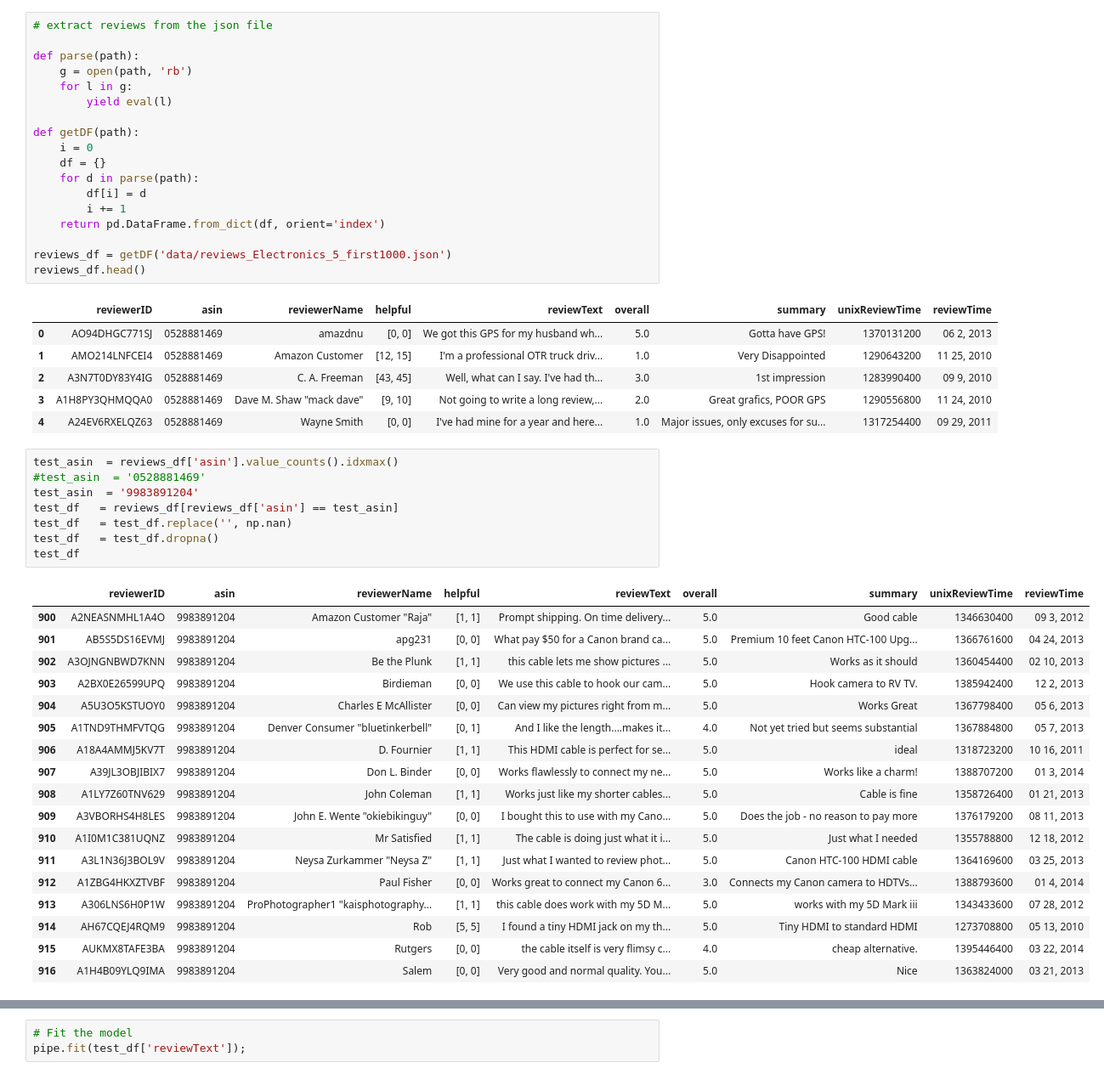
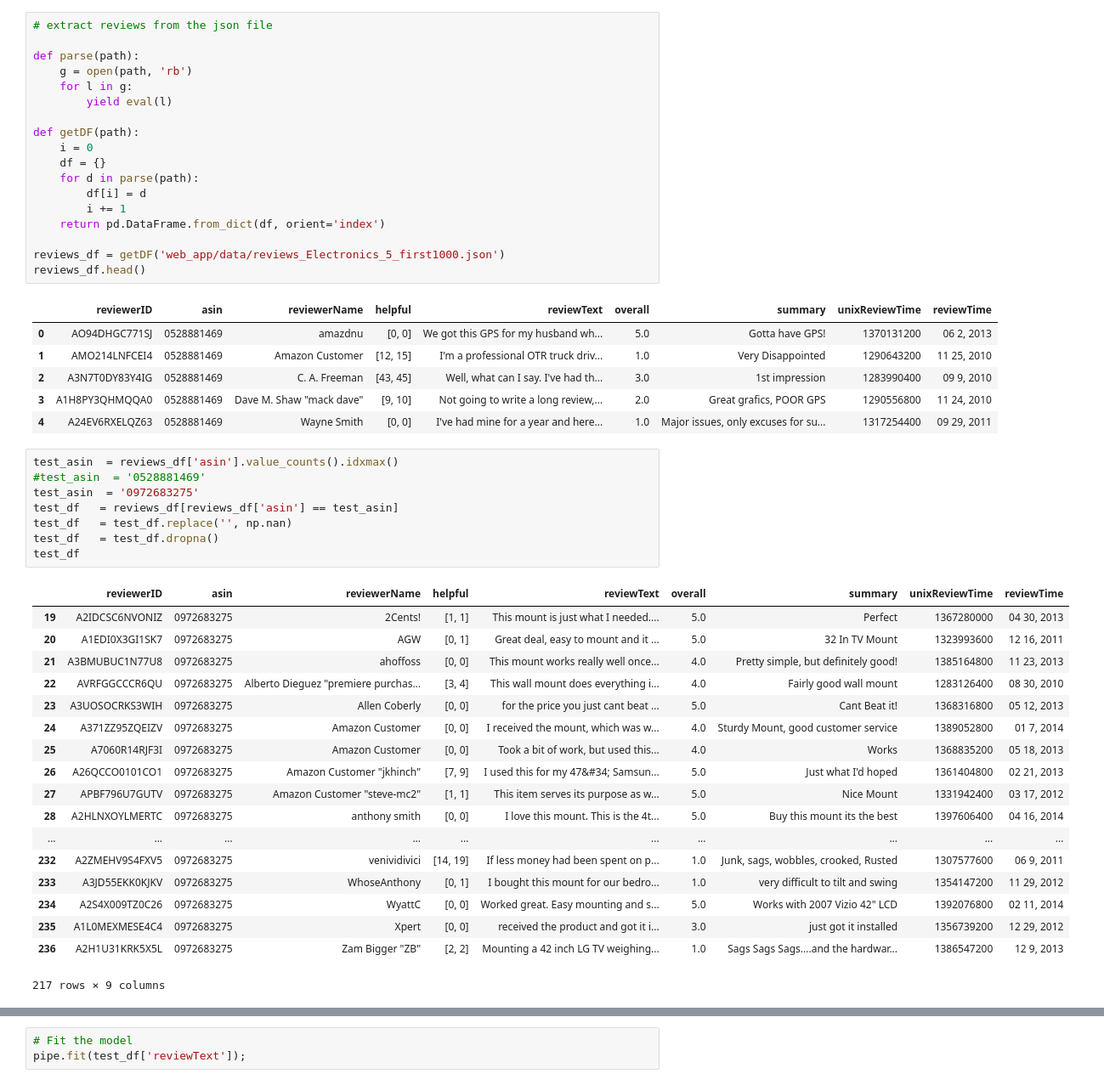
Before and after one commit to divya-chou/gefilter-fish, a Jupyter notebook: gefilter-fish-nmf.ipynb, the cells around one changed output, grey strips where cells are left out. Shown at 85% size. Saved outputs shown, nothing was run; the diff lists cells and outputs as text.

```diff
--- a/gefilter-fish-nmf.ipynb
+++ b/gefilter-fish-nmf.ipynb
@@ -109,7 +115,7 @@ def getDF(path):
         i += 1
     return pd.DataFrame.from_dict(df, orient='index')
 
-reviews_df = getDF('data/reviews_Electronics_5_first1000.json')
+reviews_df = getDF('web_app/data/reviews_Electronics_5_first1000.json')
 reviews_df.head()
 # %% [output]
 |  | reviewerID | asin | reviewerName | helpful | reviewText | overall | summary | unixReviewTime | reviewTime |
@@ -121,27 +127,27 @@ reviews_df.head()
 # %%
 test_asin  = reviews_df['asin'].value_counts().idxmax()
 #test_asin  = '0528881469'
-test_asin  = '9983891204'
+test_asin  = '0972683275'
 test_df   = reviews_df[reviews_df['asin'] == test_asin]
 test_df   = test_df.replace('', np.nan)
 test_df   = test_df.dropna()
 test_df
 # %% [output]
 |  | reviewerID | asin | reviewerName | helpful | reviewText | overall | summary | unixReviewTime | reviewTime |
-| 900 | A2NEASNMHL1A4O | 9983891204 | Amazon Customer "Raja" | [1, 1] | Prompt shipping. On time delivery... | 5.0 | Good cable | 1346630400 | 09 3, 2012 |
-| 901 | AB5S5DS16EVMJ | 9983891204 | apg231 | [0, 0] | What pay $50 for a Canon brand ca... | 5.0 | Premium 10 feet Canon HTC-100 Upg... | 1366761600 | 04 24, 2013 |
-| 902 | A3OJNGNBWD7KNN | 9983891204 | Be the Plunk | [1, 1] | this cable lets me show pictures ... | 5.0 | Works as it should | 1360454400 | 02 10, 2013 |
-| 903 | A2BX0E26599UPQ | 9983891204 | Birdieman | [0, 0] | We use this cable to hook our cam... | 5.0 | Hook camera to RV TV. | 1385942400 | 12 2, 2013 |
-| 904 | A5U3O5KSTUOY0 | 9983891204 | Charles E McAllister | [0, 0] | Can view my pictures right from m... | 5.0 | Works Great | 1367798400 | 05 6, 2013 |
-| 905 | A1TND9THMFVTQG | 9983891204 | Denver Consumer "bluetinkerbell" | [0, 1] | And I like the length....makes it... | 4.0 | Not yet tried but seems substantial | 1367884800 | 05 7, 2013 |
-| 906 | A18A4AMMJ5KV7T | 9983891204 | D. Fournier | [1, 1] | This HDMI cable is perfect for se... | 5.0 | ideal | 1318723200 | 10 16, 2011 |
-| 907 | A39JL3OBJIBIX7 | 9983891204 | Don L. Binder | [0, 0] | Works flawlessly to connect my ne... | 5.0 | Works like a charm! | 1388707200 | 01 3, 2014 |
-| 908 | A1LY7Z60TNV629 | 9983891204 | John Coleman | [1, 1] | Works just like my shorter cables... | 5.0 | Cable is fine | 1358726400 | 01 21, 2013 |
-| 909 | A3VBORHS4H8LES | 9983891204 | John E. Wente "okiebikinguy" | [0, 0] | I bought this to use with my Cano... | 5.0 | Does the job - no reason to pay more | 1376179200 | 08 11, 2013 |
-| 910 | A1I0M1C381UQNZ | 9983891204 | Mr Satisfied | [1, 1] | The cable is doing just what it i... | 5.0 | Just what I needed | 1355788800 | 12 18, 2012 |
-| 911 | A3L1N36J3BOL9V | 9983891204 | Neysa Zurkammer "Neysa Z" | [1, 1] | Just what I wanted to review phot... | 5.0 | Canon HTC-100 HDMI cable | 1364169600 | 03 25, 2013 |
-| 912 | A1ZBG4HKXZTVBF | 9983891204 | Paul Fisher | [0, 0] | Works great to connect my Canon 6... | 3.0 | Connects my Canon camera to HDTVs... | 1388793600 | 01 4, 2014 |
-| 913 | A306LNS6H0P1W | 9983891204 | ProPhotographer1 "kaisphotography... | [1, 1] | this cable does work with my 5D M... | 5.0 | works with my 5D Mark iii | 1343433600 | 07 28, 2012 |
-| 914 | AH67CQEJ4RQM9 | 9983891204 | Rob | [5, 5] | I found a tiny HDMI jack on my th... | 5.0 | Tiny HDMI to standard HDMI | 1273708800 | 05 13, 2010 |
-| 915 | AUKMX8TAFE3BA | 9983891204 | Rutgers | [0, 0] | the cable itself is very flimsy c... | 4.0 | cheap alternative. | 1395446400 | 03 22, 2014 |
-| 916 | A1H4B09YLQ9IMA | 9983891204 | Salem | [0, 0] | Very good and normal quality. You... | 5.0 | Nice | 1363824000 | 03 21, 2013 |
+| 19 | A2IDCSC6NVONIZ | 0972683275 | 2Cents! | [1, 1] | This mount is just what I needed.... | 5.0 | Perfect | 1367280000 | 04 30, 2013 |
+| 20 | A1EDI0X3GI1SK7 | 0972683275 | AGW | [0, 1] | Great deal, easy to mount and it ... | 5.0 | 32 In TV Mount | 1323993600 | 12 16, 2011 |
+| 21 | A3BMUBUC1N77U8 | 0972683275 | ahoffoss | [0, 0] | This mount works really well once... | 4.0 | Pretty simple, but definitely good! | 1385164800 | 11 23, 2013 |
+| 22 | AVRFGGCCCR6QU | 0972683275 | Alberto Dieguez "premiere purchas... | [3, 4] | This wall mount does everything i... | 4.0 | Fairly good wall mount | 1283126400 | 08 30, 2010 |
+| 23 | A3UOSOCRKS3WIH | 0972683275 | Allen Coberly | [0, 0] | for the price you just cant beat ... | 5.0 | Cant Beat it! | 1368316800 | 05 12, 2013 |
+| 24 | A371ZZ95ZQEIZV | 0972683275 | Amazon Customer | [0, 0] | I received the mount, which was w... | 4.0 | Sturdy Mount, good customer service | 1389052800 | 01 7, 2014 |
+| 25 | A7060R14RJF3I | 0972683275 | Amazon Customer | [0, 0] | Took a bit of work, but used this... | 4.0 | Works | 1368835200 | 05 18, 2013 |
+| 26 | A26QCCO0101CO1 | 0972683275 | Amazon Customer "jkhinch" | [7, 9] | I used this for my 47&#34; Samsun... | 5.0 | Just what I'd hoped | 1361404800 | 02 21, 2013 |
+| 27 | APBF796U7GUTV | 0972683275 | Amazon Customer "steve-mc2" | [1, 1] | This item serves its purpose as w... | 5.0 | Nice Mount | 1331942400 | 03 17, 2012 |
+| 28 | A2HLNXOYLMERTC | 0972683275 | anthony smith | [0, 0] | I love this mount. This is the 4t... | 5.0 | Buy this mount its the best | 1397606400 | 04 16, 2014 |
+| ... | ... | ... | ... | ... | ... | ... | ... | ... | ... |
+| 232 | A2ZMEHV9S4FXV5 | 0972683275 | venividivici | [14, 19] | If less money had been spent on p... | 1.0 | Junk, sags, wobbles, crooked, Rusted | 1307577600 | 06 9, 2011 |
+| 233 | A3JD55EKK0KJKV | 0972683275 | WhoseAnthony | [0, 1] | I bought this mount for our bedro... | 1.0 | very difficult to tilt and swing | 1354147200 | 11 29, 2012 |
+| 234 | A2S4X009TZ0C26 | 0972683275 | WyattC | [0, 0] | Worked great. Easy mounting and s... | 5.0 | Works with 2007 Vizio 42" LCD | 1392076800 | 02 11, 2014 |
+| 235 | A1L0MEXMESE4C4 | 0972683275 | Xpert | [0, 0] | received the product and got it i... | 3.0 | just got it installed | 1356739200 | 12 29, 2012 |
+| 236 | A2H1U31KRK5X5L | 0972683275 | Zam Bigger "ZB" | [2, 2] | Mounting a 42 inch LG TV weighing... | 1.0 | Sags Sags Sags....and the hardwar... | 1386547200 | 12 9, 2013 |
+217 rows × 9 columns
```
Also changed, not shown: parts of 27 cells of this notebook, 8 other files.
